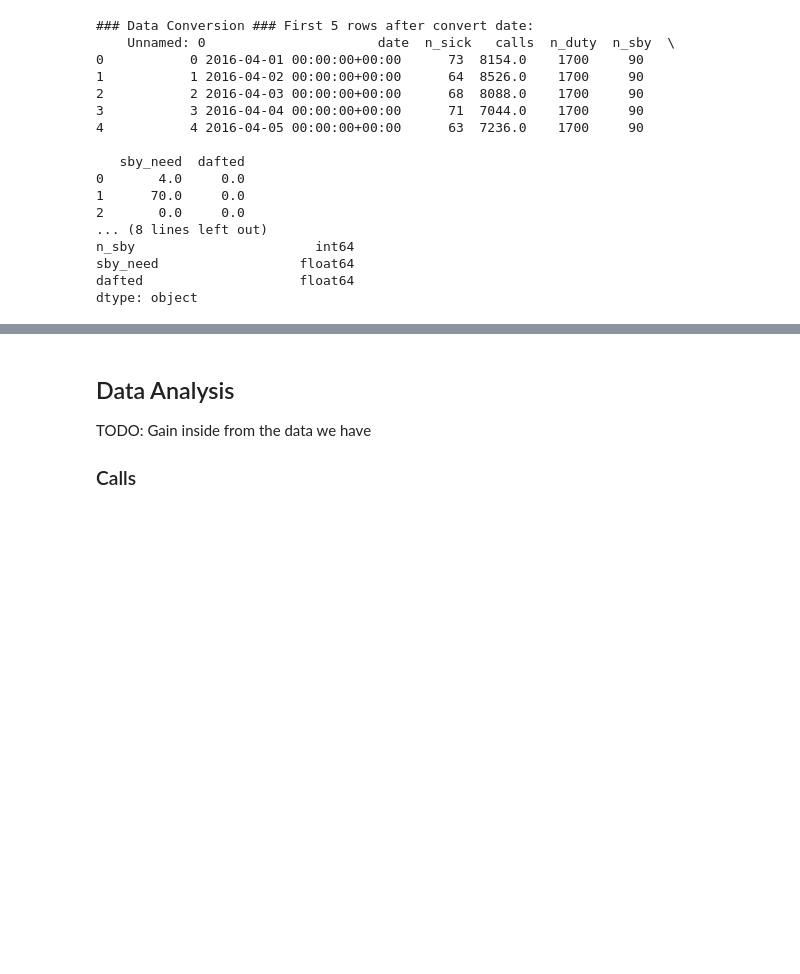
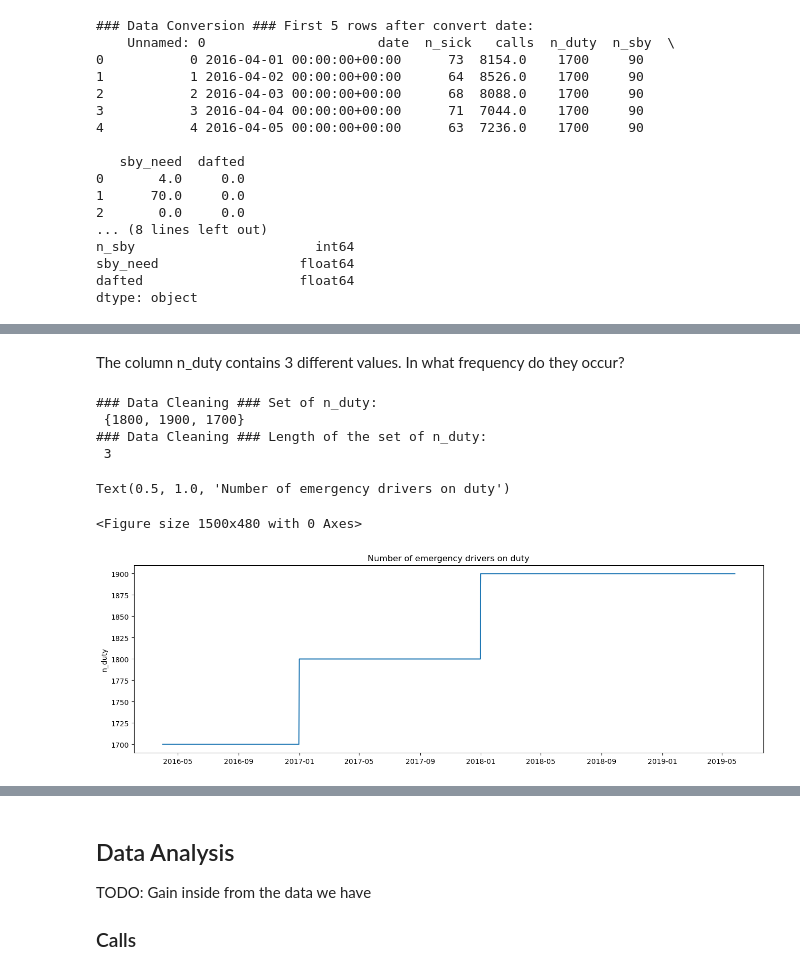
Before and after one commit to finkbefl/model_engineering_duty_schedule, a Jupyter notebook: docs/data/eda/exploratory_data_analysis.ipynb, the cells around one changed output, grey strips where cells are left out. Saved outputs shown, nothing was run; the diff lists cells and outputs as text; code cells hidden in the pictures; blank space fills up the shorter version.

```diff
--- a/docs/data/eda/exploratory_data_analysis.ipynb
+++ b/docs/data/eda/exploratory_data_analysis.ipynb
@@ -71,9 +71,9 @@ The date field is an object, so we need to convert it into a DateTime argument.
 # %%
 # Copy the data for conversion into a new variable
-data = data_raw
-# Convert the date objects into DateTime
+data = data_raw.copy()
+# Convert the date objects into DateTime (raise an exception when parsing is invalid)
 data.date = data.date.apply(lambda x: pd.to_datetime(x,
-errors='coerce', utc=True))
+errors='raise', utc=True))
 print("### Data Conversion ### First 5 rows after convert date: \n", data.head(5))
 # Get the data types of the columns again
 print("### Data Conversion ### Data types after convert date: \n",data.dtypes)
@@ -118,0 +143,5 @@ There are no missing values within the dataset.
+# %%
+# Drop the column with index 0 (unamed)
+data.drop(columns=data.columns[0], inplace=True)
+print("### Data Cleaning ### Raw data columns: \n",data_raw.columns)
+print("### Data Cleaning ### Cleaned columns: \n",data.columns)
@@ -118,0 +155,31 @@ There are no missing values within the dataset.
+# %% [markdown]
+The column n_duty contains 3 different values. In what frequency do they occur?
+# %%
+# Get the set of values witin the column and print the length
+n_duty_set = set(data.n_duty)
+print("### Data Cleaning ### Set of n_duty: \n",n_duty_set)
+n_duty_set_len = len(n_duty_set)
+print("### Data Cleaning ### Length of the set of n_duty: \n",n_duty_set_len)
+
+# Plot the distribution
+# Matplotlib for plots
+import matplotlib.pyplot as plt
+plt.figure().set_figwidth(15)
+# Create a figure
+fig, ax = plt.subplots()
+# Set figure width [inch]
+fig.set_figwidth(16)
+# Plot data
+ax.plot(data.date, data.n_duty)
+# Set y-label
+ax.set_ylabel("n_duty")
+# Set title
+ax.set_title("Number of emergency drivers on duty")
+# %% [output]
+### Data Cleaning ### Set of n_duty:
+ {1800, 1900, 1700}
+### Data Cleaning ### Length of the set of n_duty:
+ 3
+Text(0.5, 1.0, 'Number of emergency drivers on duty')
+<Figure size 1500x480 with 0 Axes>
+[figure, added]
```
Also changed, not shown: parts of 22 cells of this notebook.
